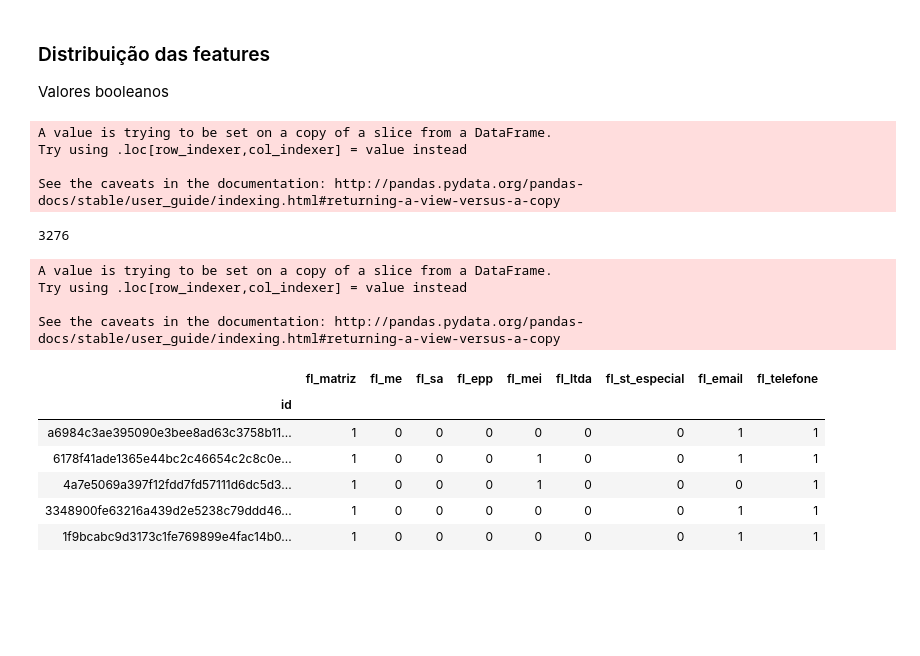
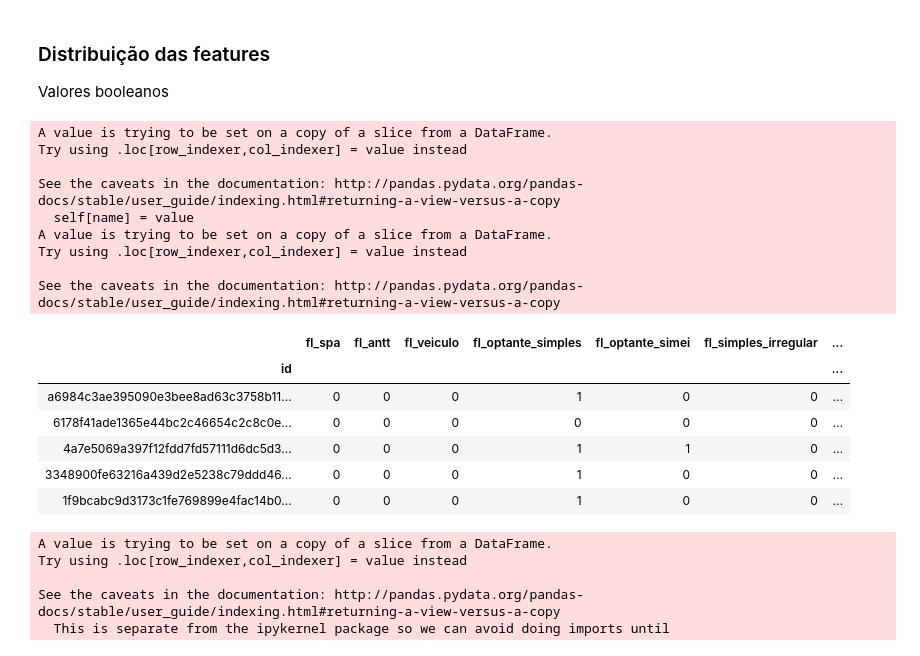
Before and after one commit to codenation-dev/squad-2-ad-xp-data-science-1, a Jupyter notebook: Projeto Final/DataFrameOrg.ipynb, the cells around one changed output. Drawn from its saved outputs; the diff is of its cells as text; code cells hidden in the pictures; blank space fills up the shorter version.

```diff
--- a/Projeto Final/DataFrameOrg.ipynb
+++ b/Projeto Final/DataFrameOrg.ipynb
@@ -200,33 +204,44 @@ df_market_obj.fl_rm = (df_market_obj.fl_rm == 'SIM').astype(int)
 cols_bool = [
         'fl_spa',
         'fl_antt',
         'fl_veiculo',
         'fl_optante_simples',
         'fl_optante_simei',
         'fl_simples_irregular',
         'fl_passivel_iss'
        ]
 
 for col in cols_bool:
     df_market_obj[col] = (df_market_obj[col] == True).astype(int)
 
 cols_bool.append('fl_rm')
 
 # dataframe pronto, com valores inteiros 0 ou 1
-df_market_obj = df_market_obj[cols_bool]
+df_market_obj = df_market_obj[cols_bool].copy()
 
 # df_market_obj.fl_spa.unique()
 # df_market_obj.fl_antt.unique()
 # df_market_obj.fl_veiculo.unique()
 # df_market_obj.fl_optante_simples.unique()
 # df_market_obj.fl_optante_simei.unique()
 # df_market_obj.fl_simples_irregular.unique()
 # df_market_obj.fl_passivel_iss.unique()
 
-# df_market_obj.head()
+df_market_obj.head()
 # %% [output]
 A value is trying to be set on a copy of a slice from a DataFrame.
 Try using .loc[row_indexer,col_indexer] = value instead
 
 See the caveats in the documentation: http://pandas.pydata.org/pandas-docs/stable/user_guide/indexing.html#returning-a-view-versus-a-copy
+  self[name] = value
+A value is trying to be set on a copy of a slice from a DataFrame.
+Try using .loc[row_indexer,col_indexer] = value instead
+
+See the caveats in the documentation: http://pandas.pydata.org/pandas-docs/stable/user_guide/indexing.html#returning-a-view-versus-a-copy
-3276
+|  | fl_spa | fl_antt | fl_veiculo | fl_optante_simples | fl_optante_simei | fl_simples_irregular | ... |
+| id |  |  |  |  |  |  | ... |
+| a6984c3ae395090e3bee8ad63c3758b11... | 0 | 0 | 0 | 1 | 0 | 0 | ... |
+| 6178f41ade1365e44bc2c46654c2c8c0e... | 0 | 0 | 0 | 0 | 0 | 0 | ... |
+| 4a7e5069a397f12fdd7fd57111d6dc5d3... | 0 | 0 | 0 | 1 | 1 | 0 | ... |
+| 3348900fe63216a439d2e5238c79ddd46... | 0 | 0 | 0 | 1 | 0 | 0 | ... |
+| 1f9bcabc9d3173c1fe769899e4fac14b0... | 0 | 0 | 0 | 1 | 0 | 0 | ... |
@@ -233,14 +255,7 @@ See the caveats in the documentation: http://pandas.pydata.org/pandas-docs/stabl
 # %%
-# booleanos
-df_market_bool = df_market_ok.select_dtypes(['bool'])
-
-# verificando se há nulos
-# print(df_market_bool.info())
-# print(df_market_bool.shape)
-
 # como não há nulos, podemos converter para int
 for col in df_market_bool:
-    df_market_bool[col] = (df_market_bool[col] == True).astype(int)
+    df_market_bool[col] = df_market_bool[col].astype(int)
 
 # df_market_bool.head()
 # %% [output]
@@ -248,12 +263,6 @@ A value is trying to be set on a copy of a slice from a DataFrame.
 Try using .loc[row_indexer,col_indexer] = value instead
 
 See the caveats in the documentation: http://pandas.pydata.org/pandas-docs/stable/user_guide/indexing.html#returning-a-view-versus-a-copy
+  This is separate from the ipykernel package so we can avoid doing imports until
-|  | fl_matriz | fl_me | fl_sa | fl_epp | fl_mei | fl_ltda | fl_st_especial | fl_email | fl_telefone |
-| id |  |  |  |  |  |  |  |  |  |
-| a6984c3ae395090e3bee8ad63c3758b11... | 1 | 0 | 0 | 0 | 0 | 0 | 0 | 1 | 1 |
-| 6178f41ade1365e44bc2c46654c2c8c0e... | 1 | 0 | 0 | 0 | 1 | 0 | 0 | 1 | 1 |
-| 4a7e5069a397f12fdd7fd57111d6dc5d3... | 1 | 0 | 0 | 0 | 1 | 0 | 0 | 0 | 1 |
-| 3348900fe63216a439d2e5238c79ddd46... | 1 | 0 | 0 | 0 | 0 | 0 | 0 | 1 | 1 |
-| 1f9bcabc9d3173c1fe769899e4fac14b0... | 1 | 0 | 0 | 0 | 0 | 0 | 0 | 1 | 1 |
 # %%
 # merge do dataframe de objetos "booleanos" com dataframe booleano
```
Also changed, not shown: parts of 25 cells of this notebook, 1 other file.
